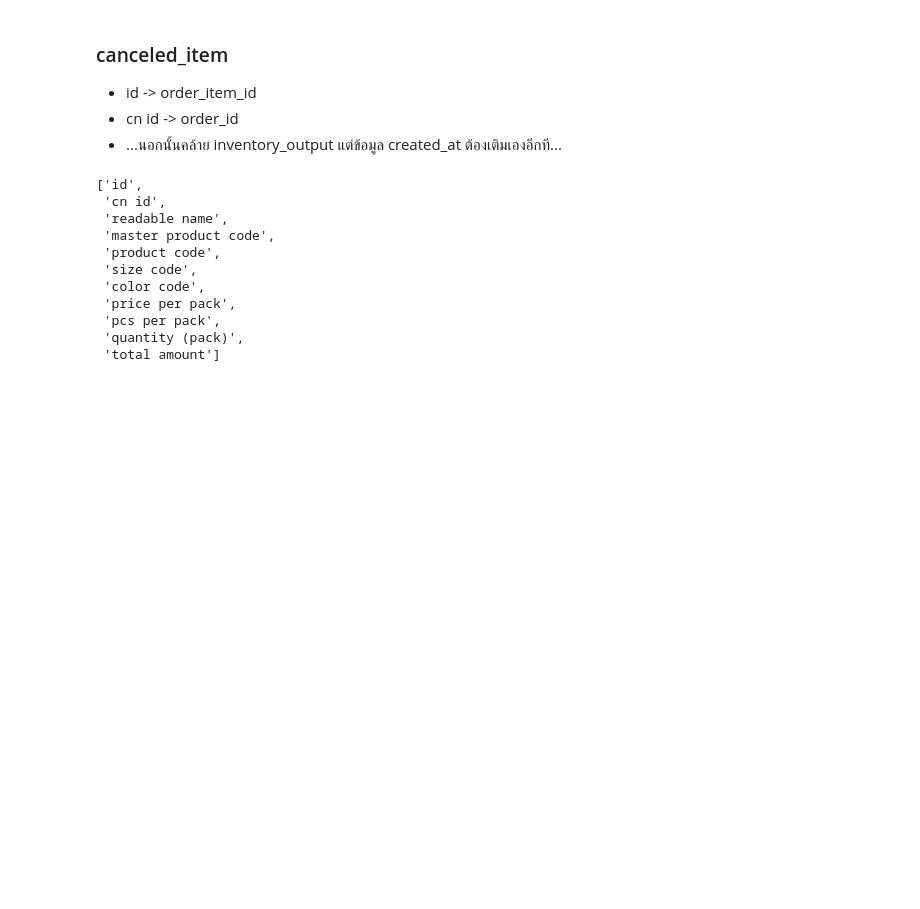
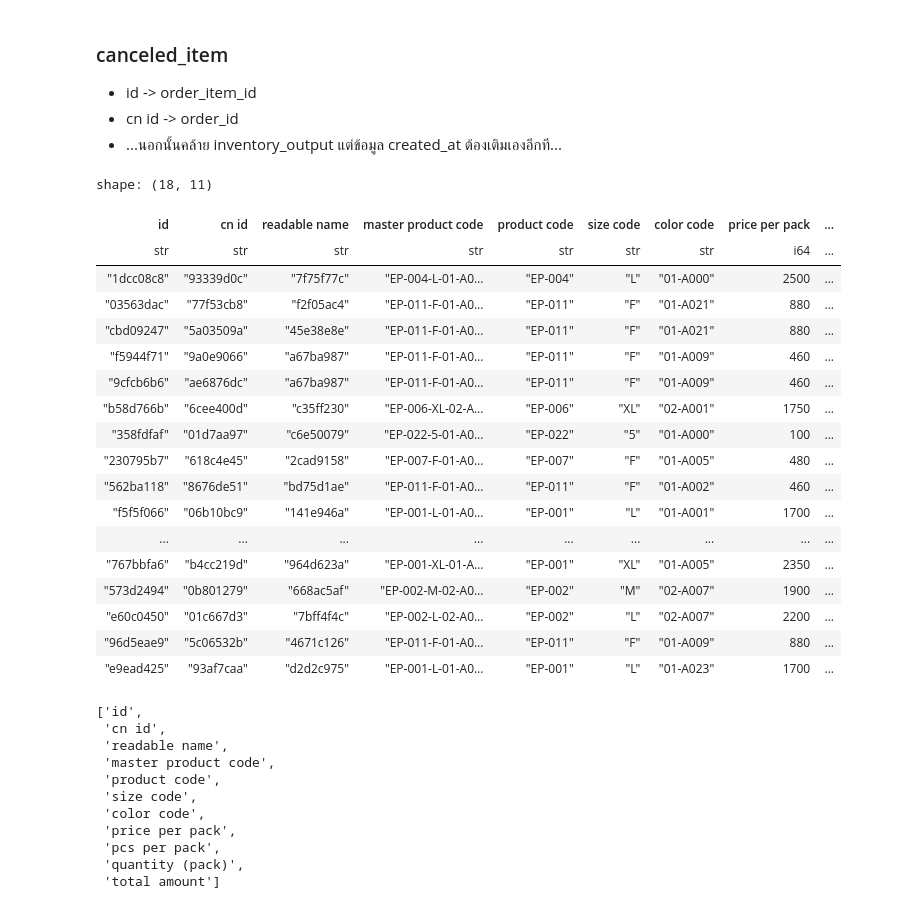
Before and after one commit to PrintTrd/elgo_data_pipeline, a Jupyter notebook: scripts/Preprocess_dataset.ipynb, the cells around one changed output. Saved outputs shown, nothing was run; the diff lists cells and outputs as text; code cells hidden in the pictures; blank space fills up the shorter version.

```diff
--- a/scripts/Preprocess_dataset.ipynb
+++ b/scripts/Preprocess_dataset.ipynb
@@ -174,0 +216,3 @@ dataframes["canceled_order"] = dataframes["canceled_order"].drop(columns=['invoi
+# %%
+df["canceled_order"] = df["canceled_order"].drop(columns=['image', 'issue date'])
+df["canceled_order"].columns
@@ -175,18 +234,20 @@ dataframes["canceled_order"] = dataframes["canceled_order"].drop(columns=['invoi
 # %%
-dataframes["canceled_order"] = dataframes["canceled_order"].rename({
+df["canceled_order"] = df["canceled_order"].rename({
     "id": "cancel_id",
     "creditnote no": "updated_at",
-    "issue date": "created_at",
     "invoice id": "invoice_number",
     "order number": "order_number",
     "sales channel": "sales_channel",
     "require vat": "require_vat",
     "shipping charges": "shipping_charge",
     "discount bath": "discount_baht",
-    "note":"cancel_reason",
-    "Status": "status"
+    "customer name": "name",
+    "customer address": "billing_address",
+    "shipping address": "shipping_address",
+    "customer tel": "phone",
+    "note":"cancel_reason"
 })
-dataframes["canceled_order"].columns
+df["canceled_order"].columns
 # %% [output]
 ['cancel_id',
  'updated_at',
@@ -233,9 +291,9 @@ dataframes["order_item"].columns
  'price per pack (ex vat)',
  'total amount']
 # %%
-dataframes["order_item"] = dataframes["order_item"].drop(columns=['master product name', 'readable name', 'product code','color code','size code', 'pcs per pack', 'quantity'])
+df["order_item"] = df["order_item"].drop(columns=['master product name', 'readable name', 'product code','color code','size code', 'pcs per pack', 'quantity'])
 # %%
-dataframes["order_item"] = dataframes["order_item"].rename({
+df["order_item"] = df["order_item"].rename({
     "id": "order_item_id",
     "sell out date": "created_at",
     "order id": "order_id",
@@ -270,4 +341,26 @@ dataframes["order_item"].columns
   - id -> order_item_id
   - cn id -> order_id
   - ...นอกนั้นคล้าย inventory_output แต่ข้อมูล created_at ต้องเติมเองอีกที...
+# %%
+df["canceled_item"]
+# %% [output]
+shape: (18, 11)
+| id | cn id | readable name | master product code | product code | size code | color code | price per pack | ... |
+| str | str | str | str | str | str | str | i64 | ... |
+| "1dcc08c8" | "93339d0c" | "7f75f77c" | "EP-004-L-01-A0… | "EP-004" | "L" | "01-A000" | 2500 | ... |
+| "03563dac" | "77f53cb8" | "f2f05ac4" | "EP-011-F-01-A0… | "EP-011" | "F" | "01-A021" | 880 | ... |
+| "cbd09247" | "5a03509a" | "45e38e8e" | "EP-011-F-01-A0… | "EP-011" | "F" | "01-A021" | 880 | ... |
+| "f5944f71" | "9a0e9066" | "a67ba987" | "EP-011-F-01-A0… | "EP-011" | "F" | "01-A009" | 460 | ... |
+| "9cfcb6b6" | "ae6876dc" | "a67ba987" | "EP-011-F-01-A0… | "EP-011" | "F" | "01-A009" | 460 | ... |
+| "b58d766b" | "6cee400d" | "c35ff230" | "EP-006-XL-02-A… | "EP-006" | "XL" | "02-A001" | 1750 | ... |
+| "358fdfaf" | "01d7aa97" | "c6e50079" | "EP-022-5-01-A0… | "EP-022" | "5" | "01-A000" | 100 | ... |
+| "230795b7" | "618c4e45" | "2cad9158" | "EP-007-F-01-A0… | "EP-007" | "F" | "01-A005" | 480 | ... |
+| "562ba118" | "8676de51" | "bd75d1ae" | "EP-011-F-01-A0… | "EP-011" | "F" | "01-A002" | 460 | ... |
+| "f5f5f066" | "06b10bc9" | "141e946a" | "EP-001-L-01-A0… | "EP-001" | "L" | "01-A001" | 1700 | ... |
+| ... | ... | ... | ... | ... | ... | ... | ... | ... |
+| "767bbfa6" | "b4cc219d" | "964d623a" | "EP-001-XL-01-A… | "EP-001" | "XL" | "01-A005" | 2350 | ... |
+| "573d2494" | "0b801279" | "668ac5af" | "EP-002-M-02-A0… | "EP-002" | "M" | "02-A007" | 1900 | ... |
+| "e60c0450" | "01c667d3" | "7bff4f4c" | "EP-002-L-02-A0… | "EP-002" | "L" | "02-A007" | 2200 | ... |
+| "96d5eae9" | "5c06532b" | "4671c126" | "EP-011-F-01-A0… | "EP-011" | "F" | "01-A009" | 880 | ... |
+| "e9ead425" | "93af7caa" | "d2d2c975" | "EP-001-L-01-A0… | "EP-001" | "L" | "01-A023" | 1700 | ... |
 # %%
```
Also changed, not shown: parts of 41 cells of this notebook.
